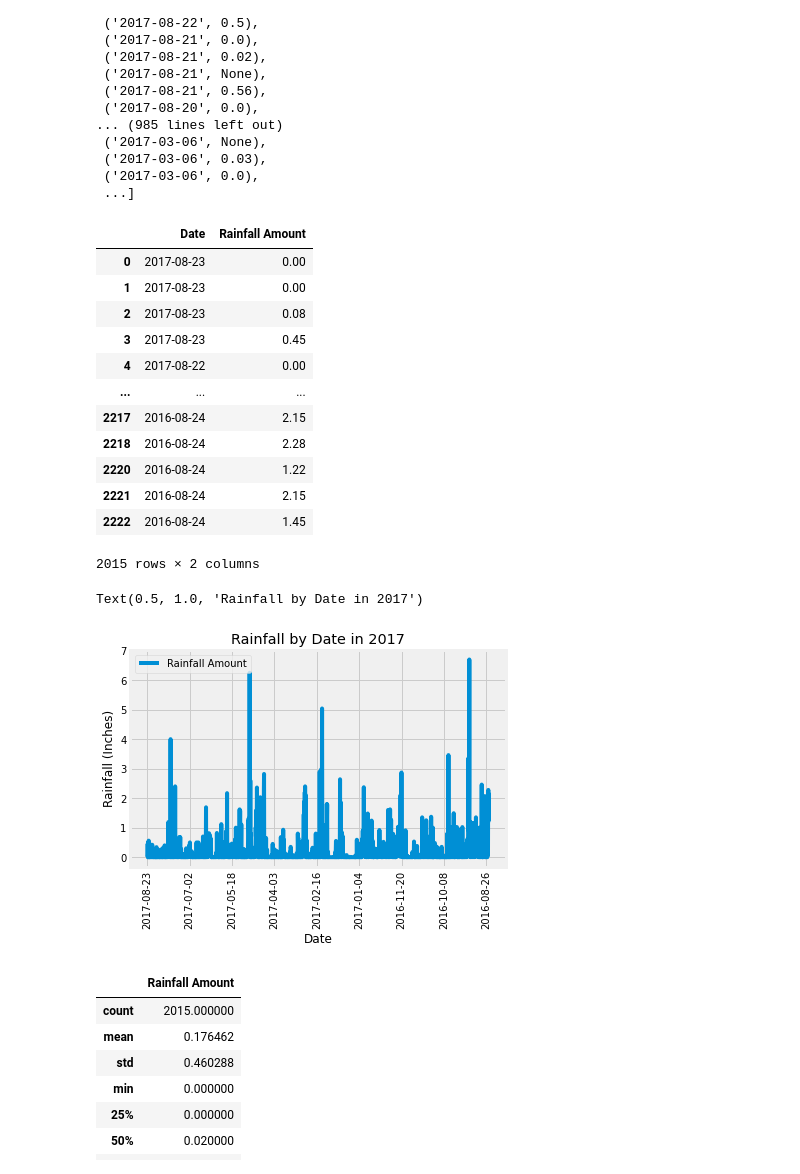
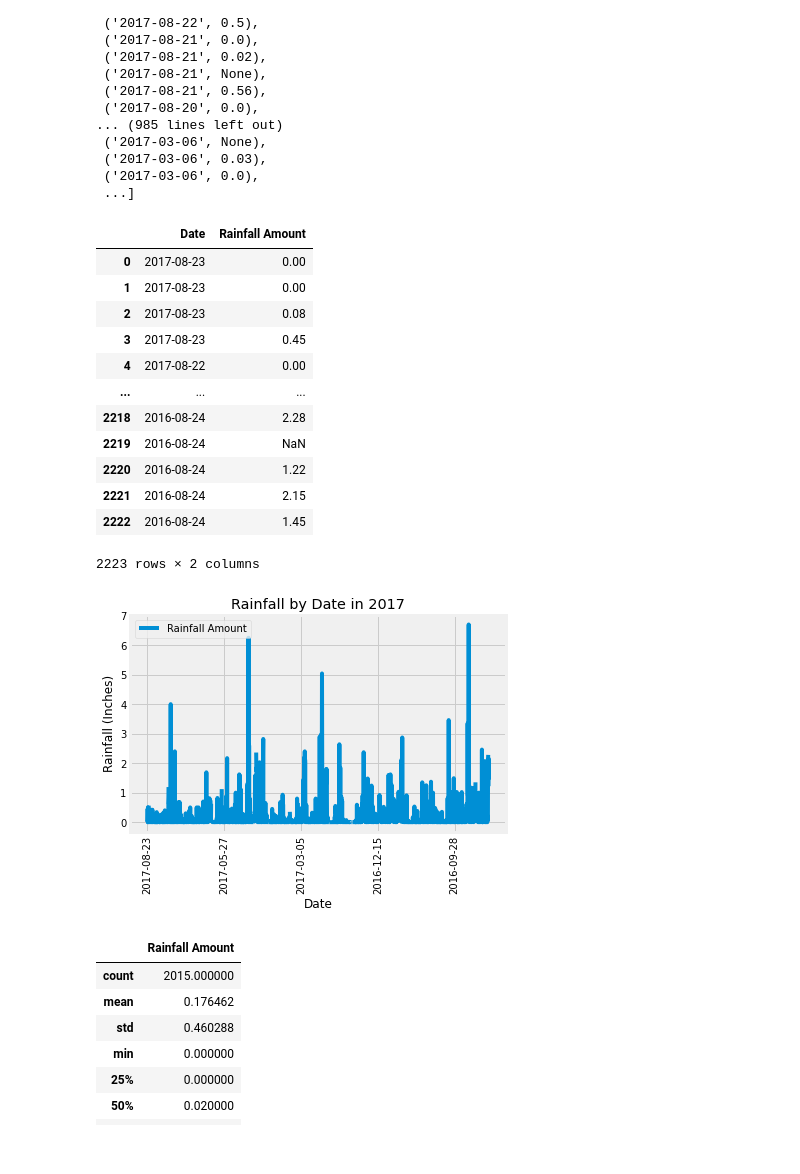
Before and after one commit to quettamar/SQLAlchemy-Challenge, a Jupyter notebook: climate_starter.ipynb, the cells around one changed output. Cells and saved outputs as stored; diff of their text form; code cells hidden in the pictures.

```diff
--- a/climate_starter.ipynb
+++ b/climate_starter.ipynb
@@ -90,9 +90,8 @@ results
 # %%
 
 # Save the query results as a Pandas DataFrame and set the index to the date column
-df = pd.DataFrame(results, columns=["Date", "Rainfall Amount"])
-df.dropna(how="any", inplace=True)
-df
+prcp_df = pd.DataFrame(results, columns=["Date", "Rainfall Amount"])
+prcp_df
 # %% [output]
 |  | Date | Rainfall Amount |
 | 0 | 2017-08-23 | 0.00 |
@@ -101,20 +100,20 @@ df
 | 3 | 2017-08-23 | 0.45 |
 | 4 | 2017-08-22 | 0.00 |
 | ... | ... | ... |
-| 2217 | 2016-08-24 | 2.15 |
 | 2218 | 2016-08-24 | 2.28 |
+| 2219 | 2016-08-24 | NaN |
 | 2220 | 2016-08-24 | 1.22 |
 | 2221 | 2016-08-24 | 2.15 |
 | 2222 | 2016-08-24 | 1.45 |
-2015 rows × 2 columns
+2223 rows × 2 columns
 # %%
 # Use Pandas Plotting with Matplotlib to plot the data
-df.plot(x="Date", y="Rainfall Amount", rot=90)
+prcp_df.plot(x="Date", y="Rainfall Amount", rot=90)
 plt.xlabel("Date")
 plt.ylabel("Rainfall (Inches)")
 plt.title("Rainfall by Date in 2017")
+plt.savefig('precipitation.png')
 # %% [output]
-Text(0.5, 1.0, 'Rainfall by Date in 2017')
-[figure, old version]
+[figure, new version]
 # %%
 # Use Pandas to calcualte the summary statistics for the precipitation data
```
Also changed, not shown: parts of 5 cells of this notebook, 3 other files.
